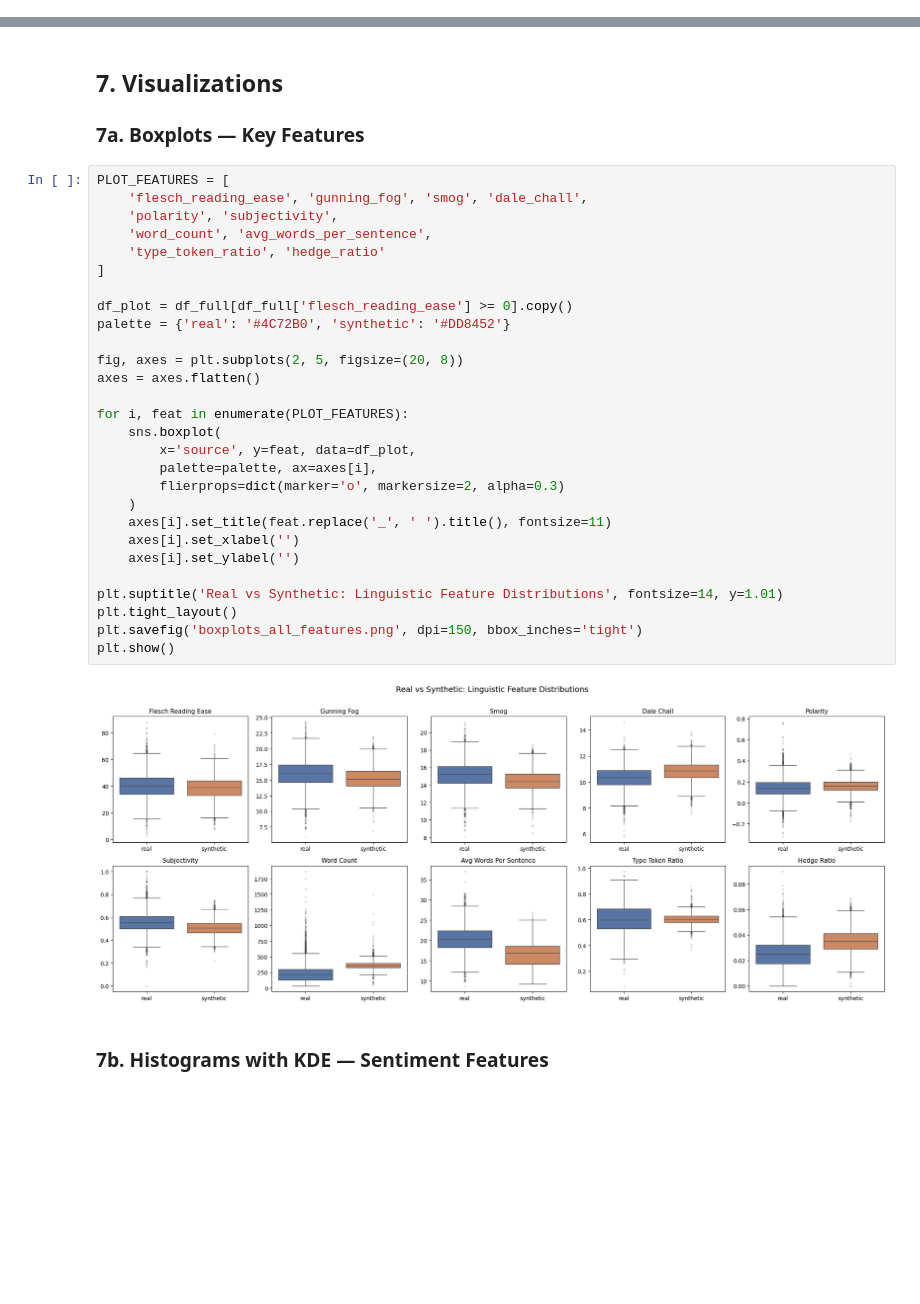
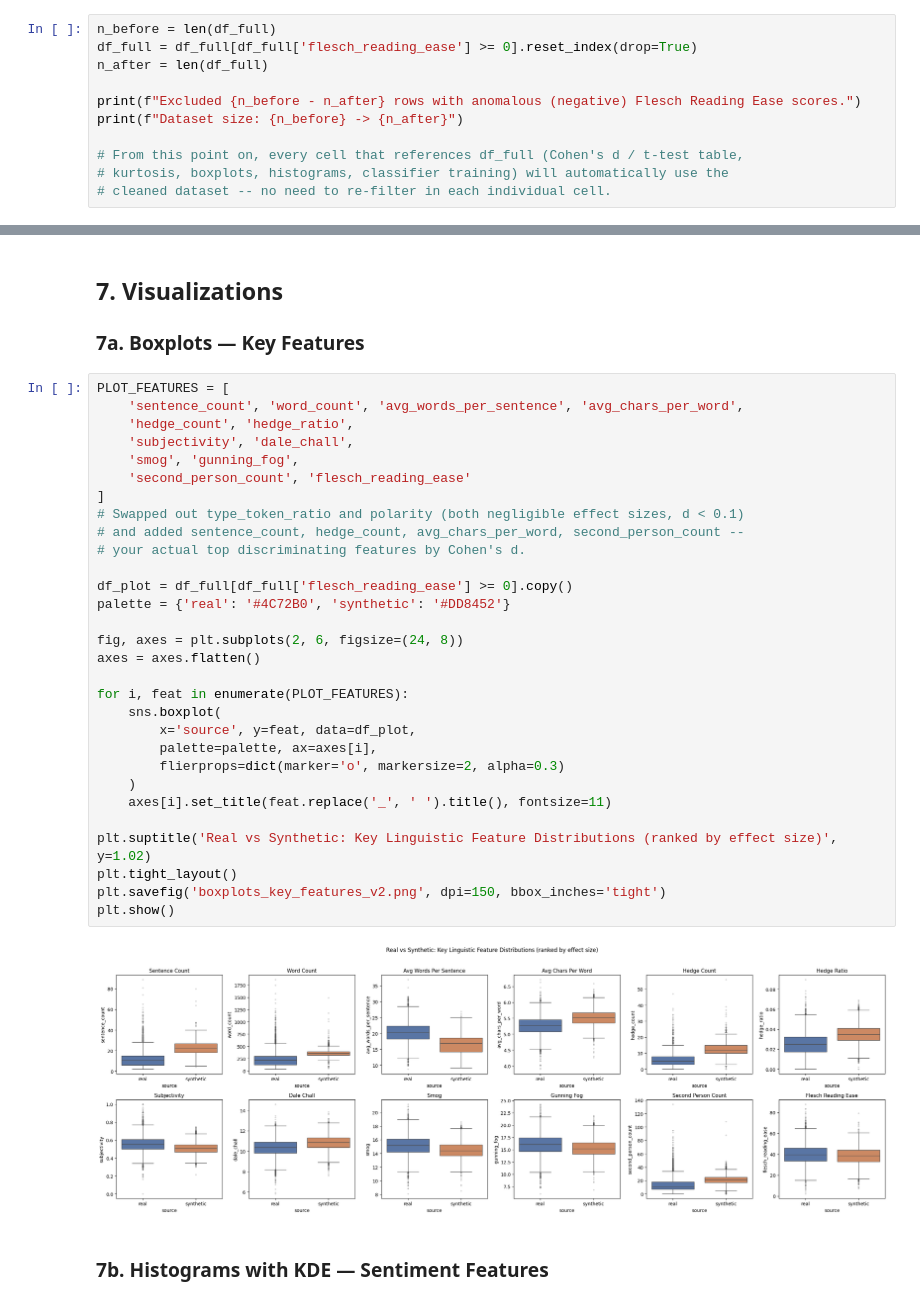
Before and after one commit to Jacksonbond-haizz/ARP, a Jupyter notebook: NewWork_MC16k_v2_5.ipynb, the cells around one changed output, grey strips where cells are left out. Drawn from its saved outputs; the diff is of its cells as text; blank space fills up the shorter version.

```diff
--- a/NewWork_MC16k_v2_5.ipynb
+++ b/NewWork_MC16k_v2_5.ipynb
@@ -234,3 +234,14 @@ Done. Shape: (16084, 25)
 | 3 | My mom has Alzheimer's, and I've ... | I'm sorry to hear that your sibli... | real | 35.493636 | 16.981818 | 15.903189 | 10.648950 | -0.100000 | ... |
 | 4 | I've tried setting boundaries, bu... | Your concerns are valid, and it's... | real | 29.603250 | 17.680000 | 16.156166 | 11.825903 | 0.166667 | ... |
 5 rows × 25 columns
+# %%
+n_before = len(df_full)
+df_full = df_full[df_full['flesch_reading_ease'] >= 0].reset_index(drop=True)
+n_after = len(df_full)
+
+print(f"Excluded {n_before - n_after} rows with anomalous (negative) Flesch Reading Ease scores.")
+print(f"Dataset size: {n_before} -> {n_after}")
+
+# From this point on, every cell that references df_full (Cohen's d / t-test table,
+# kurtosis, boxplots, histograms, classifier training) will automatically use the
+# cleaned dataset -- no need to re-filter in each individual cell.
@@ -322,34 +356,36 @@ results_df
 ### 7a. Boxplots — Key Features
 # %%
 PLOT_FEATURES = [
-    'flesch_reading_ease', 'gunning_fog', 'smog', 'dale_chall',
-    'polarity', 'subjectivity',
-    'word_count', 'avg_words_per_sentence',
-    'type_token_ratio', 'hedge_ratio'
+    'sentence_count', 'word_count', 'avg_words_per_sentence', 'avg_chars_per_word',
+    'hedge_count', 'hedge_ratio',
+    'subjectivity', 'dale_chall',
+    'smog', 'gunning_fog',
+    'second_person_count', 'flesch_reading_ease'
 ]
+# Swapped out type_token_ratio and polarity (both negligible effect sizes, d < 0.1)
+# and added sentence_count, hedge_count, avg_chars_per_word, second_person_count --
+# your actual top discriminating features by Cohen's d.
 
 df_plot = df_full[df_full['flesch_reading_ease'] >= 0].copy()
 palette = {'real': '#4C72B0', 'synthetic': '#DD8452'}
 
-fig, axes = plt.subplots(2, 5, figsize=(20, 8))
+fig, axes = plt.subplots(2, 6, figsize=(24, 8))
 axes = axes.flatten()
 
 for i, feat in enumerate(PLOT_FEATURES):
     sns.boxplot(
         x='source', y=feat, data=df_plot,
         palette=palette, ax=axes[i],
         flierprops=dict(marker='o', markersize=2, alpha=0.3)
     )
     axes[i].set_title(feat.replace('_', ' ').title(), fontsize=11)
-    axes[i].set_xlabel('')
-    axes[i].set_ylabel('')
 
-plt.suptitle('Real vs Synthetic: Linguistic Feature Distributions', fontsize=14, y=1.01)
+plt.suptitle('Real vs Synthetic: Key Linguistic Feature Distributions (ranked by effect size)', y=1.02)
 plt.tight_layout()
-plt.savefig('boxplots_all_features.png', dpi=150, bbox_inches='tight')
+plt.savefig('boxplots_key_features_v2.png', dpi=150, bbox_inches='tight')
 plt.show()
 # %% [output]
-[figure, old version]
+[figure, new version]
 # %% [markdown]
 ### 7b. Histograms with KDE — Sentiment Features
 # %%
```
Also changed, not shown: parts of 21 cells of this notebook.
